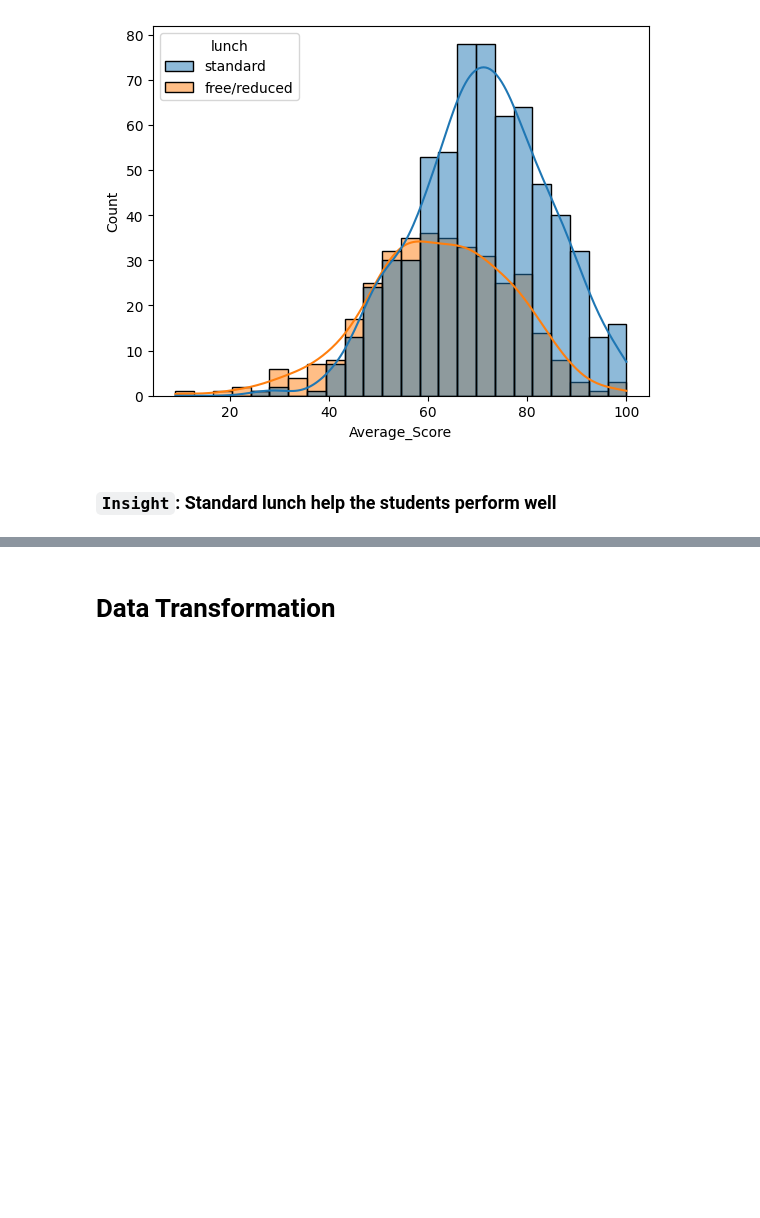
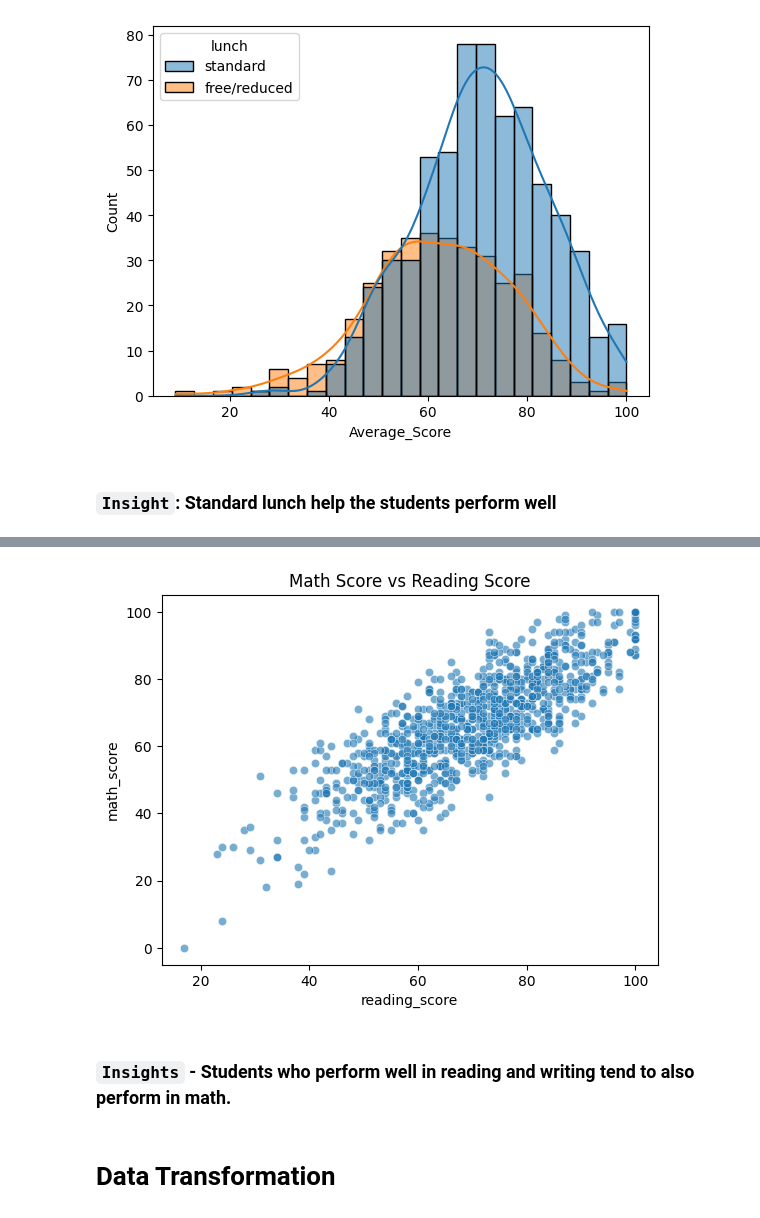
Before and after one commit to Shachi12Shukla/Student-Score-, a Jupyter notebook: app.ipynb, the cells around one changed output, grey strips where cells are left out. Saved outputs shown, nothing was run; the diff lists cells and outputs as text; code cells hidden in the pictures; blank space fills up the shorter version.

```diff
--- a/app.ipynb
+++ b/app.ipynb
@@ -167,3 +177,11 @@ sb.histplot(data = df , x = 'Average_Score' , kde = True , hue = 'lunch')
+# %%
+sb.scatterplot(data=df, x="reading_score", y="math_score", alpha=0.6)
+mat.title("Math Score vs Reading Score")
+mat.show()
+# %% [output]
+[figure, added]
+# %% [markdown]
+### `Insights` - Students who perform well in reading and writing tend to also perform in math.
 # %% [markdown]
 # Data Transformation
 # %%
```
Also changed, not shown: parts of 5 cells of this notebook, 5 other files.
